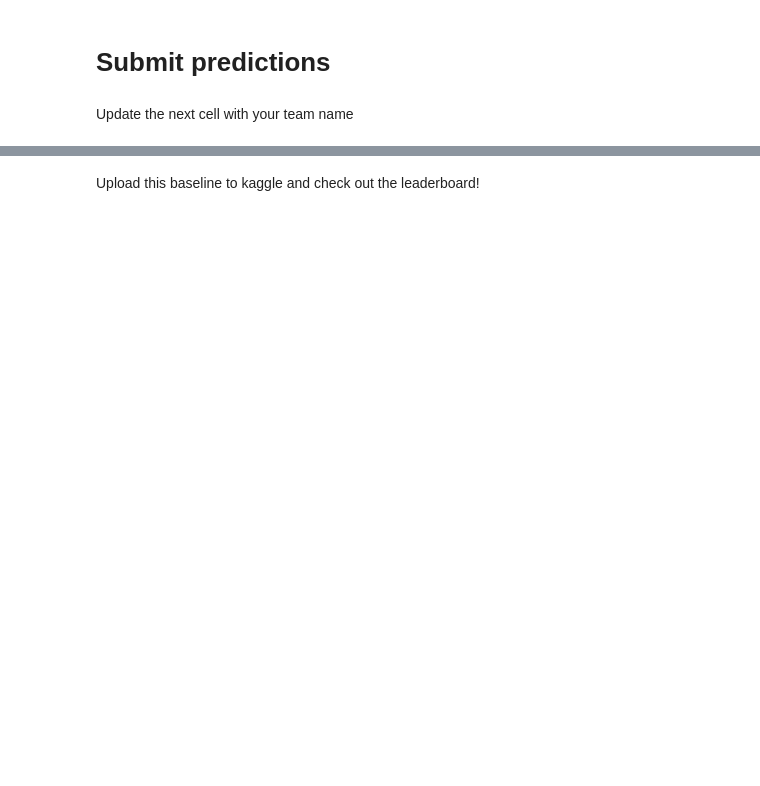
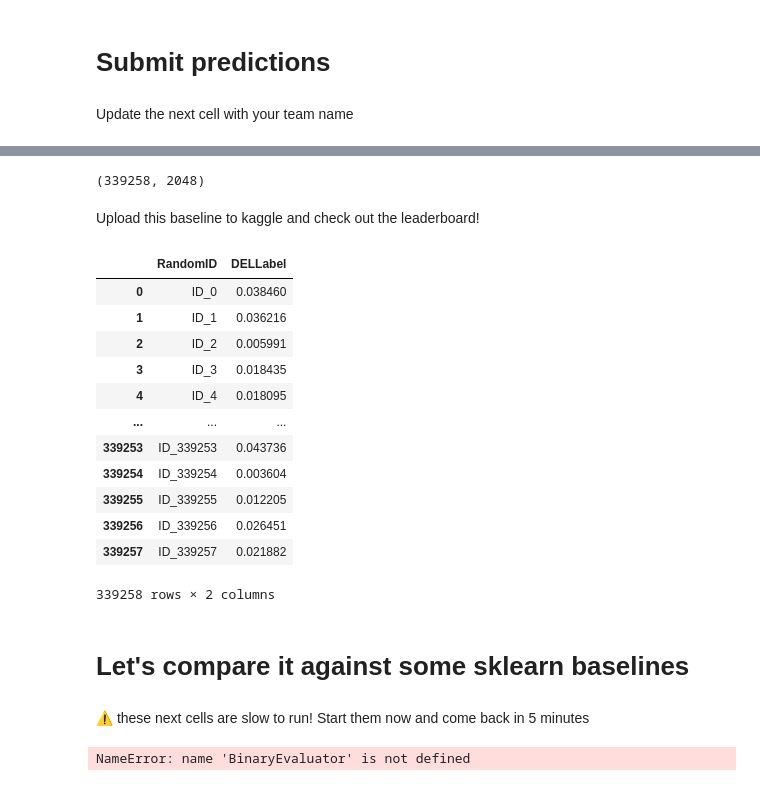
Before and after one commit to rajaonsonella/crosstalk-q2-2025, a Jupyter notebook: notebooks/3_1_train_catboost.ipynb, the cells around one changed output, grey strips where cells are left out. Drawn from its saved outputs; the diff is of its cells as text; code cells hidden in the pictures; blank space fills up the shorter version.

Commit message:
update test link

```diff
--- a/notebooks/3_1_train_catboost.ipynb
+++ b/notebooks/3_1_train_catboost.ipynb
@@ -40,6 +74,6 @@ import pandas as pd
 import numpy as np
 from dataset import basic_dataloader
 # %%
-X_train, y_train = basic_dataloader('crosstalk_train.parquet', x_col="AVALON", y_col = 'DELLabel', max_to_load=1000) # fingerprints available: 'ATOMPAIR', 'MACCS', 'ECFP6', 'ECFP4', 'FCFP4', 'FCFP6', 'TOPTOR', 'RDK', 'AVALON'
+X_train, y_train = basic_dataloader('/content/drive/My Drive/crosstalk_train.parquet', x_col="AVALON", y_col = 'DELLabel', max_to_load=100000) # fingerprints available: 'ATOMPAIR', 'MACCS', 'ECFP6', 'ECFP4', 'FCFP4', 'FCFP6', 'TOPTOR', 'RDK', 'AVALON'
 # %%
 X_train.shape
@@ -64,7 +104,5 @@ params = {
                 'devices': '0'
             }
 model = cb.CatBoostClassifier(**params)
-eval = BinaryEvaluator(X_train.toarray(), y_train)
-model.fit(X_train.toarray(), y_train)
+model.fit(X_train, y_train)
 yp = model.predict_proba(X_train)[:, 1] # or validation
-metric_dict = eval.compute_metrics(yt=y_train, yp=yp) # or validation
@@ -106,4 +165,4 @@ Update the next cell with your team name
 team_name = 'demo'
 # %%
 %%time
-X_test = basic_dataloader('crosstalk_test.parquet', x_col="AVALON", y_col = None, max_to_load = 400000, chunk_size = 20000)
+X_test = basic_dataloader('/content/drive/My Drive/crosstalk_test_inputs.parquet', x_col="AVALON", y_col = None, max_to_load = None, chunk_size = 20000)
@@ -110,4 +172,6 @@ X_test = basic_dataloader('crosstalk_test.parquet', x_col="AVALON", y_col = None
 # %%
 X_test.shape
+# %% [output]
+(339258, 2048)
 # %%
 yp = model.predict_proba(X_test)[:,1]
@@ -116,0 +183,20 @@ Upload this baseline to kaggle and check out the leaderboard!
+# %%
+pf = pq.ParquetFile('/content/drive/My Drive/crosstalk_test_inputs.parquet')
+# %%
+preds = pf.read(columns = ['RandomID']).to_pandas()
+preds['DELLabel'] = yp
+display(preds)
+# %% [output]
+|  | RandomID | DELLabel |
+| 0 | ID_0 | 0.038460 |
+| 1 | ID_1 | 0.036216 |
+| 2 | ID_2 | 0.005991 |
+| 3 | ID_3 | 0.018435 |
+| 4 | ID_4 | 0.018095 |
+| ... | ... | ... |
+| 339253 | ID_339253 | 0.043736 |
+| 339254 | ID_339254 | 0.003604 |
+| 339255 | ID_339255 | 0.012205 |
+| 339256 | ID_339256 | 0.026451 |
+| 339257 | ID_339257 | 0.021882 |
+339258 rows × 2 columns
@@ -116,0 +205,16 @@ Upload this baseline to kaggle and check out the leaderboard!
+# %% [markdown]
+# Let's compare it against some sklearn baselines
+# %% [markdown]
+⚠️ these next cells are slow to run! Start them now and come back in 5 minutes
+# %%
+%%time
+from eval import get_baseline_models
+
+eval = BinaryEvaluator(X_train, y_train)
+baselines = get_baseline_models()
+baselines_res = {}
+
+for m in baselines:
+    baselines_res[m] = eval.CV_model(baselines[m])
+# %% [output]
+NameError: name 'BinaryEvaluator' is not defined
```
Also changed, not shown: parts of 21 cells of this notebook.
